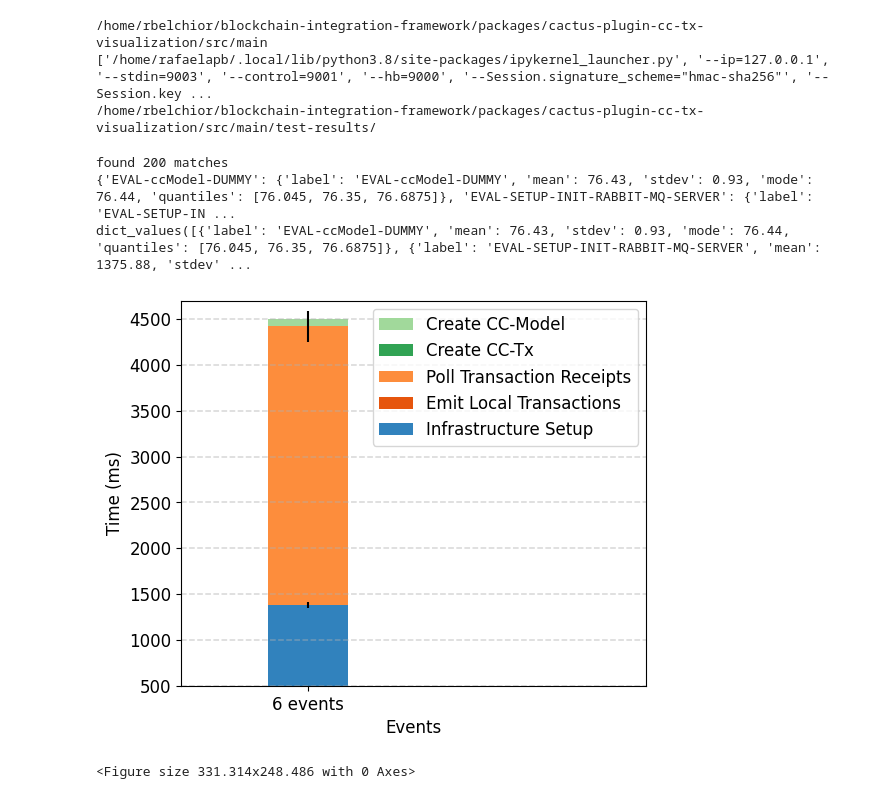
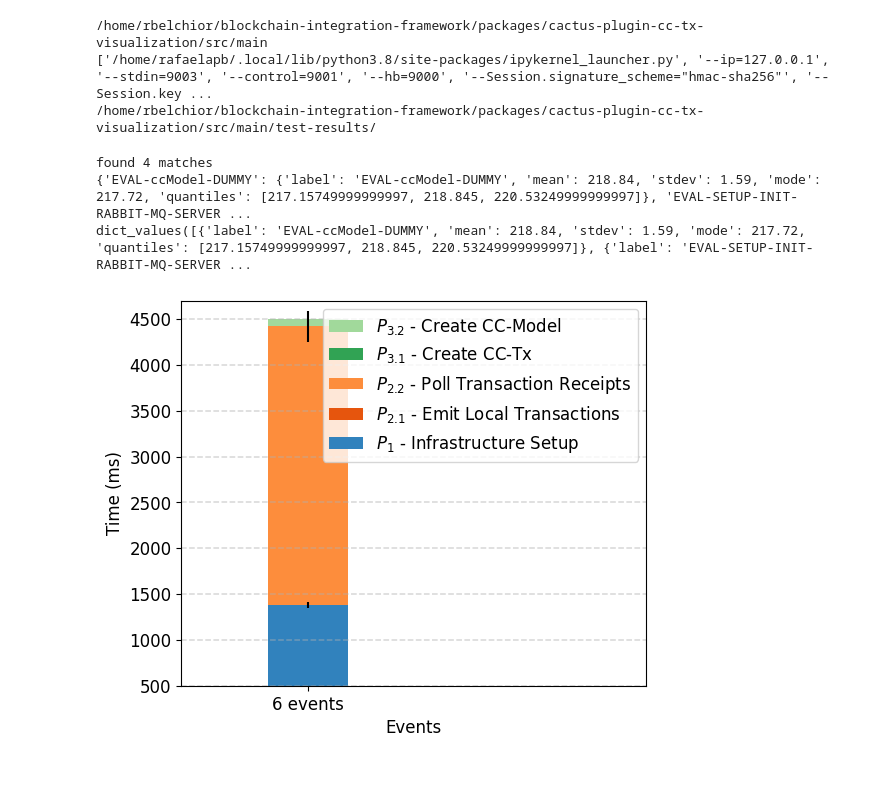
Before and after one commit to brunoffmateus/blockchain-integration-framework, a Jupyter notebook: packages/cactus-plugin-cc-tx-visualization/src/main/python/generate-plot-dummy.ipynb, the cells around one changed output. Cells and saved outputs as stored; diff of their text form; code cells hidden in the pictures.

Commit message:
feat(cctxviz): update testing framework
Signed-off-by: Rafael Belchior <rafael.belchior@tecnico.ulisboa.pt>

```diff
--- a/packages/cactus-plugin-cc-tx-visualization/src/main/python/generate-plot-dummy.ipynb
+++ b/packages/cactus-plugin-cc-tx-visualization/src/main/python/generate-plot-dummy.ipynb
@@ -40,14 +40,18 @@ if __name__ == '__main__':
 
 
 
+#(.)*-dummy-\d+.out captures:
+# cctxviz-generate-use-case-dummy-1.out and cctxviz-generate-use-case-dummy-58.out
 
-def get_all_files(path):
+#(.)*-dummy-\d+-events-\d+.out captures
+#cctxviz-generate-use-case-dummy-60-events-1.out and cctxviz-generate-use-case-dummy-60-events-97.out
+def get_all_files(path,regex):
     filenames = []
     for _, _, filenames in sorted(walk(path)):
         break
     #regex all out: .*\.out
     # for dummy use case: (.)*-dummy-\d.out
-    filenames = [i for i in filenames if re.match("(.)*-dummy-\d+.out", i)]
+    filenames = [i for i in filenames if re.match(regex, i)]
     return filenames
 # %% [output]
 /home/rbelchior/blockchain-integration-framework/packages/cactus-plugin-cc-tx-visualization/src/main
@@ -61,7 +65,8 @@ def exists (element):
         return False
 
             # Load out file and puts variables in dict
-files = get_all_files(test_result_path)
+files = get_all_files(test_result_path, "dummy-use-case-6-(.)*-\d+.out")
+entries = len(files) / 2
 print(f"found {len(files)} matches")
 metric_dict = dict()
 
@@ -92,9 +97,10 @@ reduced_metric_dict = dict()
 TO_SKIP_EACH_SIDE = 10
 # remove X first and last entries
 # we are only counting X-20 entries
-for element in metric_dict:
-    metric_dict[element] = metric_dict[element][TO_SKIP_EACH_SIDE:]
-    metric_dict[element] = metric_dict[element][:len(metric_dict[element])-TO_SKIP_EACH_SIDE]
+if entries > TO_SKIP_EACH_SIDE:
+    for element in metric_dict:
+        metric_dict[element] = metric_dict[element][TO_SKIP_EACH_SIDE:]
+        metric_dict[element] = metric_dict[element][:len(metric_dict[element])-TO_SKIP_EACH_SIDE]
 
 
 for element in metric_dict:
@@ -110,9 +116,9 @@ print(reduced_metric_dict)
 print(reduced_metric_dict.values())
 #print(reduced_metric_dict['EVAL-testFile-SETUP-INFRA']['mean'])
 # %% [output]
-found 200 matches
-{'EVAL-ccModel-DUMMY': {'label': 'EVAL-ccModel-DUMMY', 'mean': 76.43, 'stdev': 0.93, 'mode': 76.44, 'quantiles': [76.045, 76.35, 76.6875]}, 'EVAL-SETUP-INIT-RABBIT-MQ-SERVER': {'label': 'EVAL-SETUP-IN ...
-dict_values([{'label': 'EVAL-ccModel-DUMMY', 'mean': 76.43, 'stdev': 0.93, 'mode': 76.44, 'quantiles': [76.045, 76.35, 76.6875]}, {'label': 'EVAL-SETUP-INIT-RABBIT-MQ-SERVER', 'mean': 1375.88, 'stdev' ...
+found 4 matches
+{'EVAL-ccModel-DUMMY': {'label': 'EVAL-ccModel-DUMMY', 'mean': 218.84, 'stdev': 1.59, 'mode': 217.72, 'quantiles': [217.15749999999997, 218.845, 220.53249999999997]}, 'EVAL-SETUP-INIT-RABBIT-MQ-SERVER ...
+dict_values([{'label': 'EVAL-ccModel-DUMMY', 'mean': 218.84, 'stdev': 1.59, 'mode': 217.72, 'quantiles': [217.15749999999997, 218.845, 220.53249999999997]}, {'label': 'EVAL-SETUP-INIT-RABBIT-MQ-SERVER ...
 # %%
 mapper = {
     # - Initialize Infrastructure (RabbitMQ server, RabbitMQ client, Test ledgers, Connectors), + init cctxviz on test file
@@ -177,17 +183,17 @@ phase_6_label = mapper['EVAL-ccModel-DUMMY']
 ax.bar(label, phase_1, width, yerr=phase_1_stdev,
            bottom=None,
            color=viridis.colors[0],
-           label=mapper['EVAL-testFile-SETUP-INFRA'])
+           label='$P_1$ - ' + mapper['EVAL-testFile-SETUP-INFRA'])
 
 ax.bar(label, phase_2, width, yerr=phase_2_stdev,
            bottom=phase_1,
            color=viridis.colors[4],
-           label=mapper['EVAL-testFile-SEND-MESSAGES'])
+           label='$P_{2.1}$ - ' + mapper['EVAL-testFile-SEND-MESSAGES'])
 
 ax.bar(label, phase_3, width, yerr=phase_3_stdev,
            bottom=phase_1 + phase_2,
            color=viridis.colors[5],
-           label=phase_3_label)
+           label='$P_{2.2}$ - ' + phase_3_label)
 
 #ax.bar(label, phase_4, width, yerr=phase_4_stdev,
 #           bottom=phase_1 + phase_2 + phase_3,
@@ -197,50 +203,46 @@ ax.bar(label, phase_3, width, yerr=phase_3_stdev,
 ax.bar(label, (phase_4 + phase_5), width, yerr=phase_4_stdev + phase_5_stdev,
            bottom=phase_1 + phase_2 + phase_3,
            color=viridis.colors[8],
-           label=phase_5_label)
+           label='$P_{3.1}$ - ' + phase_5_label)
 
 ax.bar(label, phase_6, width, yerr=phase_6_stdev,
            bottom=phase_1 + phase_2 + phase_3 + phase_4 + phase_5,
            color=viridis.colors[10],
-           label=phase_6_label)
+           label='$P_{3.2}$ - ' + phase_6_label)
 
 
 
 #ax.bar("nova", 1111, width, yerr=0,
 #            align="edge",
 #           bottom=None,
 ##           color=viridis.colors[17],
  #          label=mapper['EVAL-testFile-SETUP-INFRA'])
 
 customScale = np.array([500,1000,1500,2000,2500,3000,3500,4000])
 
 
 textwidth = 3.31314
 aspect_ratio = 6/8
 scale = 1.0
 width = textwidth * scale
 height = width * aspect_ratio
-data = np.asarray([['7 Jan.',  1],
-                   ['14 Jan.', 2],
-                   ['21 Jan.', 3]])
+
 
 
 ax.set_ylabel('Time (ms)')
 ax.set_xlabel('Events')
 
 ax.set_xlim(-3, 8)
 ax.set_ylim(500,4700)
 handles, labels = ax.get_legend_handles_labels()
 ax.legend(handles[::-1], labels[::-1], loc='upper right')
 #ax.set_title('Implementation performance depending on Access Control Policies')
 ax.grid(linestyle='--', linewidth=1.1, axis='y', alpha=0.5)
 
 
 
 
-fig.savefig('../test-results/plots/dummy-baseline.pdf', dpi=300)
-fig.savefig('../test-results/plots/dummy-baseline.png', dpi=300)
-fig = plt.figure(figsize=(width, height))
+fig.savefig('../test-results/plots/dummy-baseline.pdf', dpi=300, bbox_inches='tight')
+fig.savefig('../test-results/plots/dummy-baseline.png', dpi=300, bbox_inches='tight')
 # %% [output]
-[figure, old version]
+[figure, new version]
-<Figure size 331.314x248.486 with 0 Axes>
```
Also changed, not shown: parts of 2 cells of this notebook, 8 other files.
